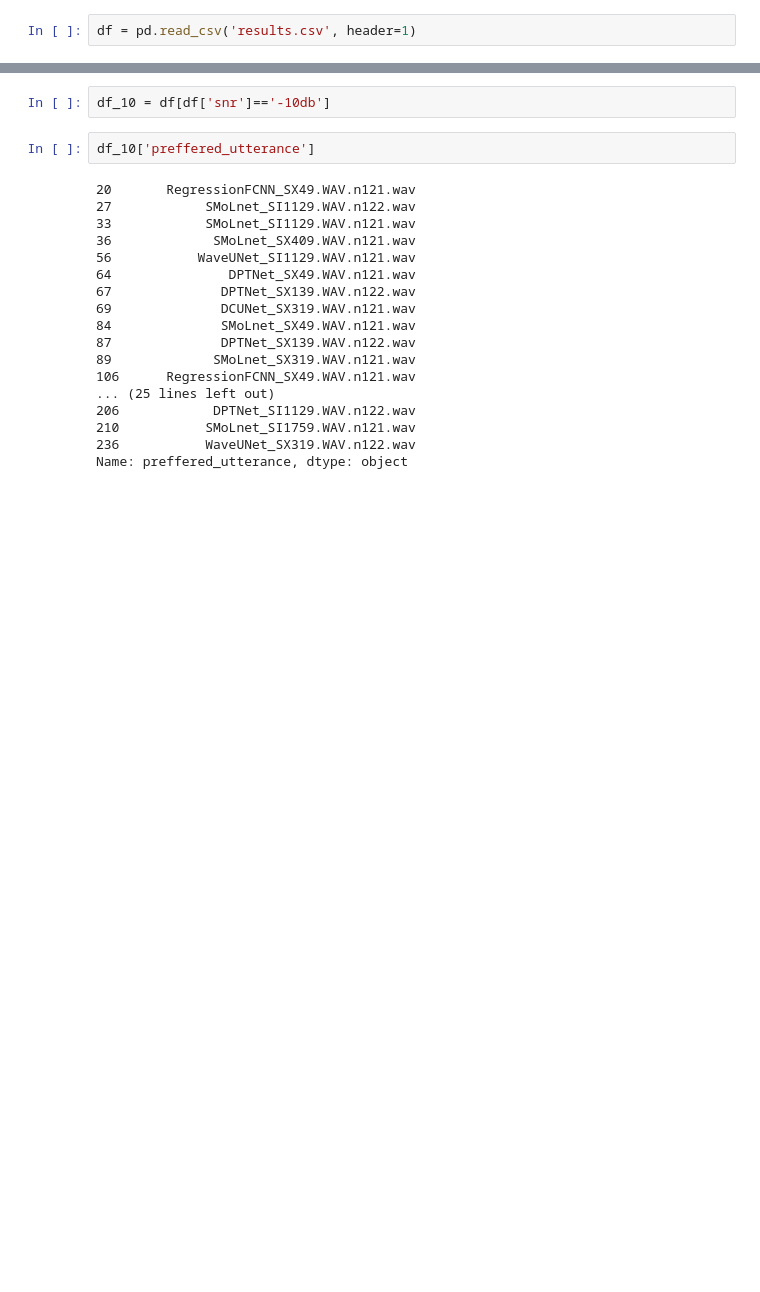
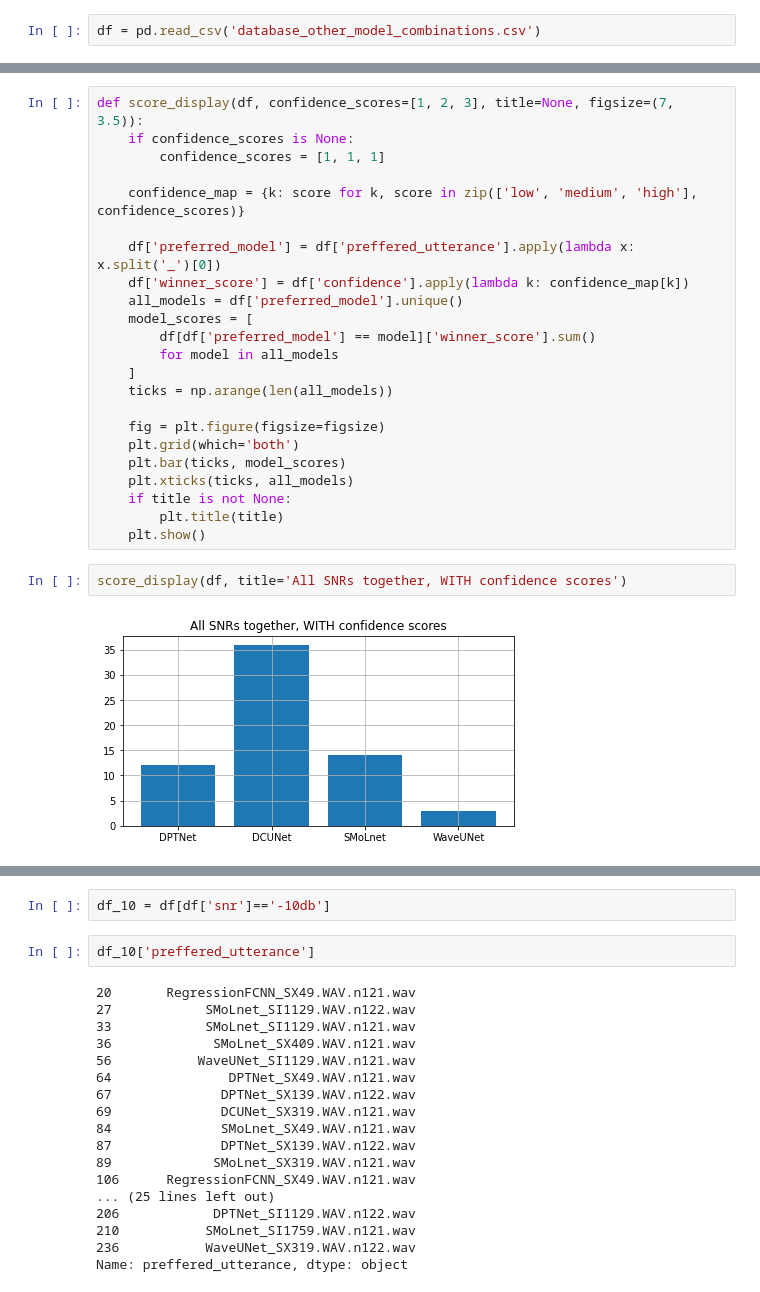
Before and after one commit to ashish10alex/web-drone-project, a Jupyter notebook: analysis.ipynb, the cells around one changed output, grey strips where cells are left out. Saved outputs shown, nothing was run; the diff lists cells and outputs as text; blank space fills up the shorter version.

```diff
--- a/analysis.ipynb
+++ b/analysis.ipynb
@@ -16,5 +18,5 @@ import pandas as pd
 # %%
-df = pd.read_csv('results.csv', header=1)
+df = pd.read_csv('database_other_model_combinations.csv')
 # %%
 df.columns
 # %% [output]
@@ -24,0 +47,27 @@ Index(['Unnamed: 0', 'config', 'clean_reference', 'denoised_1', 'date', 'id',
+# %%
+def score_display(df, confidence_scores=[1, 2, 3], title=None, figsize=(7, 3.5)):
+    if confidence_scores is None:
+        confidence_scores = [1, 1, 1]
+
+    confidence_map = {k: score for k, score in zip(['low', 'medium', 'high'], confidence_scores)}
+
+    df['preferred_model'] = df['preffered_utterance'].apply(lambda x: x.split('_')[0])
+    df['winner_score'] = df['confidence'].apply(lambda k: confidence_map[k])
+    all_models = df['preferred_model'].unique()
+    model_scores = [
+        df[df['preferred_model'] == model]['winner_score'].sum()
+        for model in all_models
+    ]
+    ticks = np.arange(len(all_models))
+
+    fig = plt.figure(figsize=figsize)
+    plt.grid(which='both')
+    plt.bar(ticks, model_scores)
+    plt.xticks(ticks, all_models)
+    if title is not None:
+        plt.title(title)
+    plt.show()
+# %%
+score_display(df, title='All SNRs together, WITH confidence scores')
+# %% [output]
+[figure, added]
```
Also changed, not shown: parts of 4 cells of this notebook, 25 other files.
